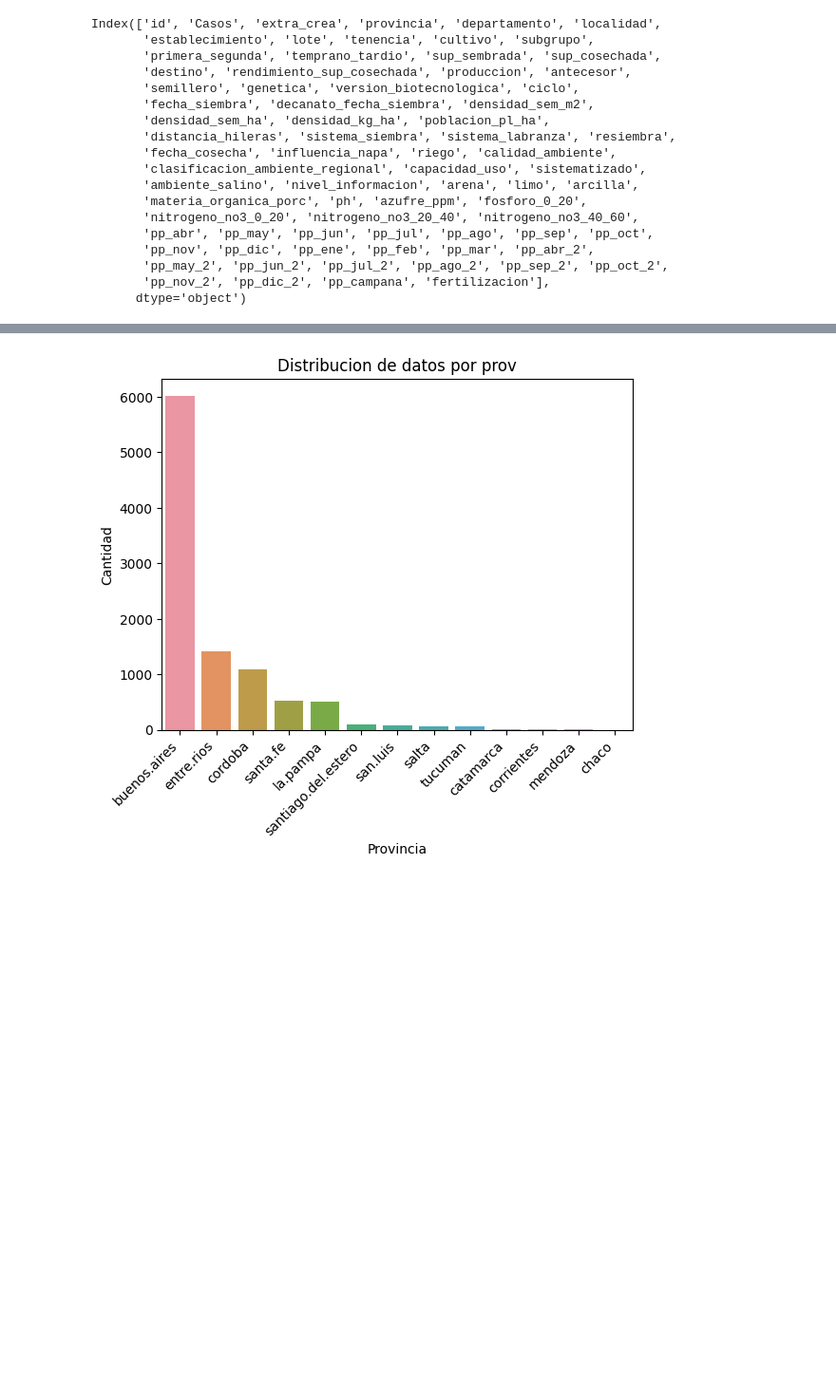
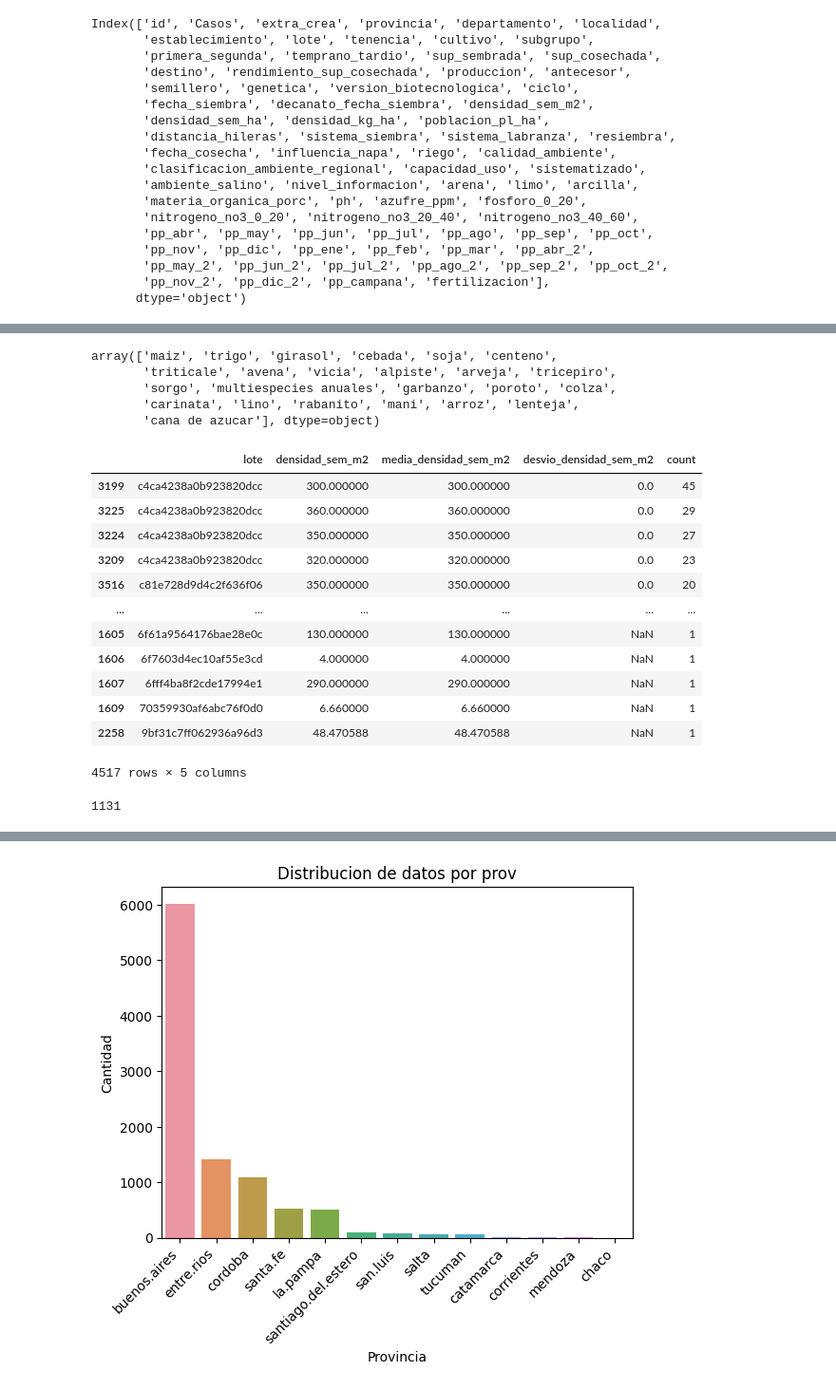
Before and after one commit to alfie-agustin/Tesis, a Jupyter notebook: eda_tesis.ipynb, the cells around one changed output, grey strips where cells are left out. Shown: that part at 95% size. Cells and saved outputs as stored; diff of their text form; code cells hidden in the pictures; blank space fills up the shorter version.

```diff
--- a/eda_tesis.ipynb
+++ b/eda_tesis.ipynb
@@ -131,0 +285,5 @@ See the caveats in the documentation: https://pandas.pydata.org/pandas-docs/stab
+# %%
+n_df['influencia_napa'] = n_df.groupby('lote')['influencia_napa'].transform(lambda x:
+                                x.fillna('si') if 'si' in x.values else
+                                x.fillna('no') if 'no' in x.values else
+                                'no')
@@ -131,0 +317,3 @@ See the caveats in the documentation: https://pandas.pydata.org/pandas-docs/stab
+# %%
+modas_por_localidad = n_df.groupby('localidad')['sistema_siembra'].apply(lambda x: x.mode()[0] if not x.dropna().empty else 'Valor_por_defecto')
+n_df['sistema_siembra'] = n_df.apply(lambda row: modas_por_localidad[row['localidad']] if pd.isnull(row['sistema_siembra']) else row['sistema_siembra'], axis=1)
@@ -131,0 +340,32 @@ See the caveats in the documentation: https://pandas.pydata.org/pandas-docs/stab
+# %%
+n_df["cultivo"].unique()
+# %% [output]
+array(['maiz', 'trigo', 'girasol', 'cebada', 'soja', 'centeno',
+       'triticale', 'avena', 'vicia', 'alpiste', 'arveja', 'tricepiro',
+       'sorgo', 'multiespecies anuales', 'garbanzo', 'poroto', 'colza',
+       'carinata', 'lino', 'rabanito', 'mani', 'arroz', 'lenteja',
+       'cana de azucar'], dtype=object)
+# %%
+n_df["version_biotecnologica"] = np.where((n_df["version_biotecnologica"].isnull()) & (n_df["cultivo"] != "maiz") & (n_df["cultivo"] != "girasol"), "No aplica", "no bt")
+
+# version biotecnologica solo aplica para miaz y trigo
+# %%
+n_df["densidad_sem_m2"] = np.where(n_df["densidad_sem_m2"].isnull(), n_df["densidad_sem_ha"] * 10000, n_df["densidad_sem_m2"] )
+# %%
+dens_prob_lote = n_df.groupby(['lote', 'densidad_sem_m2']).agg({'densidad_sem_m2': ['mean', 'std'], 'id': 'count'}).reset_index()
+dens_prob_lote.columns = ['lote', 'densidad_sem_m2', 'media_densidad_sem_m2', 'desvio_densidad_sem_m2', 'count']
+dens_prob_lote.sort_values(by='count', ascending=False)
+# %% [output]
+|  | lote | densidad_sem_m2 | media_densidad_sem_m2 | desvio_densidad_sem_m2 | count |
+| 3199 | c4ca4238a0b923820dcc | 300.000000 | 300.000000 | 0.0 | 45 |
+| 3225 | c4ca4238a0b923820dcc | 360.000000 | 360.000000 | 0.0 | 29 |
+| 3224 | c4ca4238a0b923820dcc | 350.000000 | 350.000000 | 0.0 | 27 |
+| 3209 | c4ca4238a0b923820dcc | 320.000000 | 320.000000 | 0.0 | 23 |
+| 3516 | c81e728d9d4c2f636f06 | 350.000000 | 350.000000 | 0.0 | 20 |
+| ... | ... | ... | ... | ... | ... |
+| 1605 | 6f61a9564176bae28e0c | 130.000000 | 130.000000 | NaN | 1 |
+| 1606 | 6f7603d4ec10af55e3cd | 4.000000 | 4.000000 | NaN | 1 |
+| 1607 | 6fff4ba8f2cde17994e1 | 290.000000 | 290.000000 | NaN | 1 |
+| 1609 | 70359930af6abc76f0d0 | 6.660000 | 6.660000 | NaN | 1 |
+| 2258 | 9bf31c7ff062936a96d3 | 48.470588 | 48.470588 | NaN | 1 |
+4517 rows × 5 columns
@@ -131,0 +379,8 @@ See the caveats in the documentation: https://pandas.pydata.org/pandas-docs/stab
+# %%
+n_df['densidad_sem_m2'].isnull().sum()
+
+
+# quedan nulos a priori porque no hay suficiente informacion para remplazarlos
+# vamos a usar modelos que acepten nulos
+# %% [output]
+1131
```
Also changed, not shown: parts of 50 cells of this notebook.
